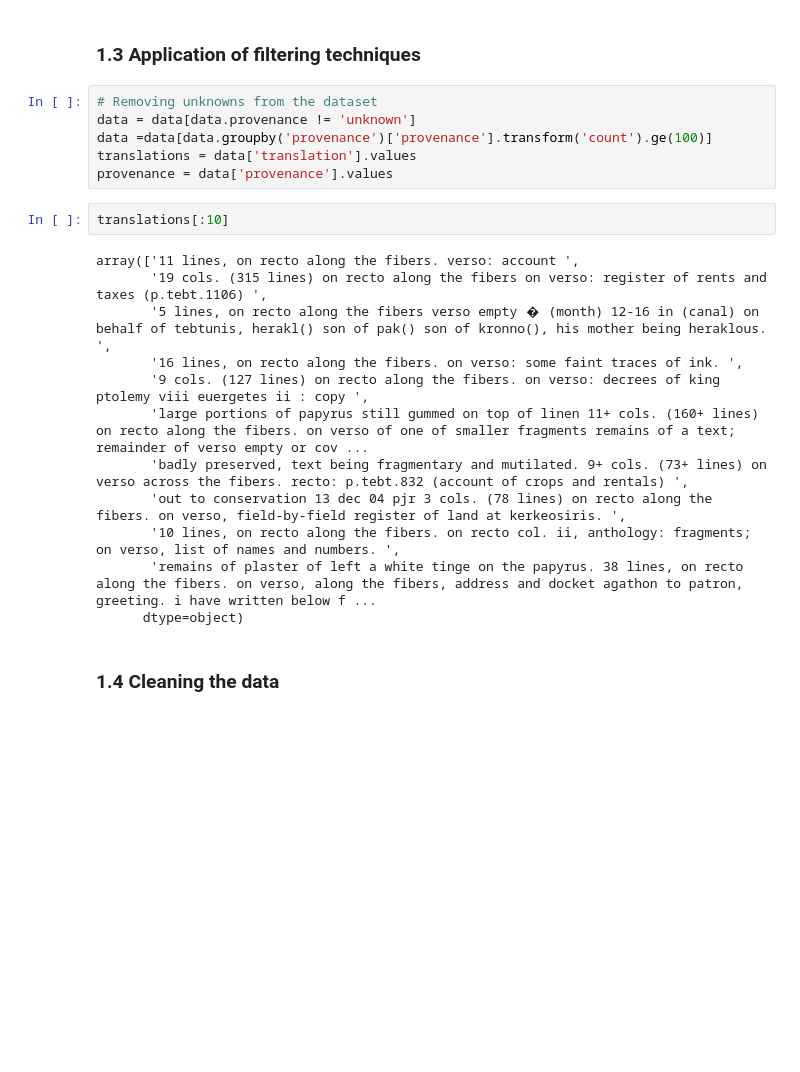
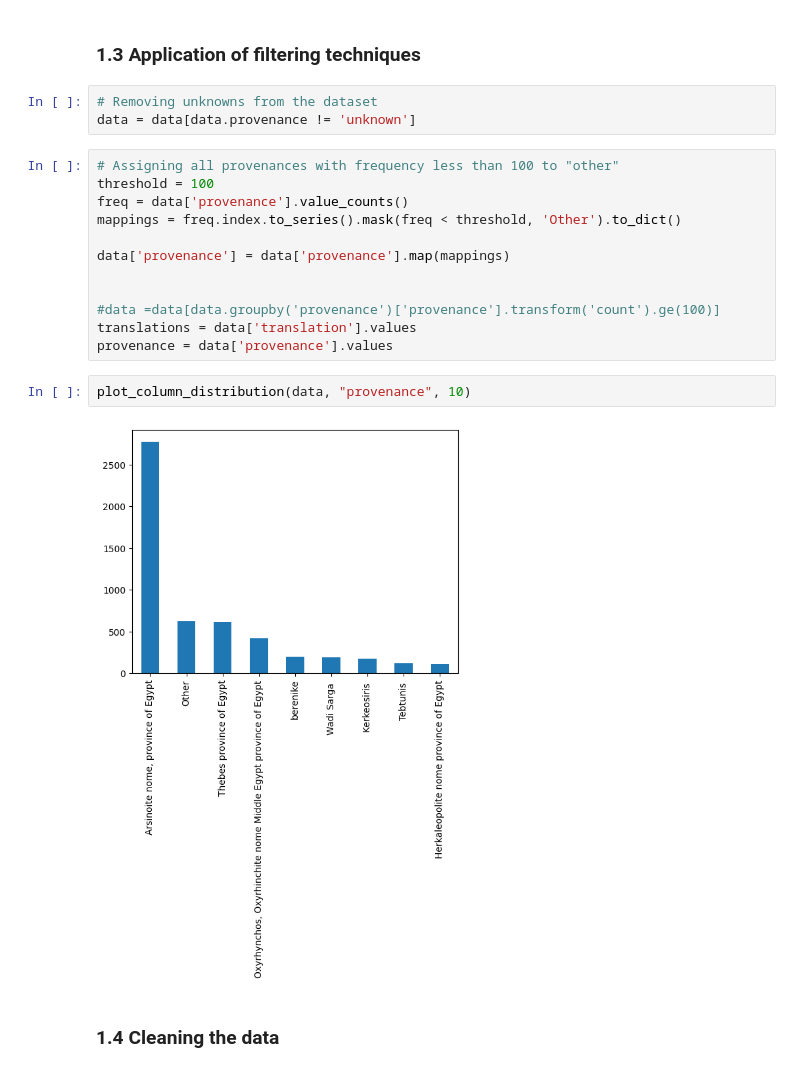
Before and after one commit to auwalsoe/encode_nlp_workshop_2023, a Jupyter notebook: notebooks/session_1_data_exploration.ipynb, the cells around one changed output. Cells and saved outputs as stored; diff of their text form; blank space fills up the shorter version.

```diff
--- a/notebooks/session_1_data_exploration.ipynb
+++ b/notebooks/session_1_data_exploration.ipynb
@@ -70,23 +85,22 @@ plot_column_distribution(data, "category", 20)
 # %%
 # Removing unknowns from the dataset
 data = data[data.provenance != 'unknown']
-data =data[data.groupby('provenance')['provenance'].transform('count').ge(100)]
-translations = data['translation'].values
-provenance = data['provenance'].values
-# %%
-translations[:10]
-# %% [output]
-array(['11 lines, on recto along the fibers. verso: account ',
-       '19 cols. (315 lines) on recto along the fibers on verso: register of rents and taxes (p.tebt.1106) ',
-       '5 lines, on recto along the fibers verso empty � (month) 12-16 in (canal) on behalf of tebtunis, herakl() son of pak() son of kronno(), his mother being heraklous. ',
-       '16 lines, on recto along the fibers. on verso: some faint traces of ink. ',
-       '9 cols. (127 lines) on recto along the fibers. on verso: decrees of king ptolemy viii euergetes ii : copy ',
-       'large portions of papyrus still gummed on top of linen 11+ cols. (160+ lines) on recto along the fibers. on verso of one of smaller fragments remains of a text; remainder of verso empty or cov ...
-       'badly preserved, text being fragmentary and mutilated. 9+ cols. (73+ lines) on verso across the fibers. recto: p.tebt.832 (account of crops and rentals) ',
-       'out to conservation 13 dec 04 pjr 3 cols. (78 lines) on recto along the fibers. on verso, field-by-field register of land at kerkeosiris. ',
-       '10 lines, on recto along the fibers. on recto col. ii, anthology: fragments; on verso, list of names and numbers. ',
-       'remains of plaster of left a white tinge on the papyrus. 38 lines, on recto along the fibers. on verso, along the fibers, address and docket agathon to patron, greeting. i have written below f ...
-      dtype=object)
+# %%
+# Assigning all provenances with frequency less than 100 to "other"
+threshold = 100
+freq = data['provenance'].value_counts()
+mappings = freq.index.to_series().mask(freq < threshold, 'Other').to_dict()
+
+data['provenance'] = data['provenance'].map(mappings)
+
+
+#data =data[data.groupby('provenance')['provenance'].transform('count').ge(100)]
+translations = data['translation'].values
+provenance = data['provenance'].values
+# %%
+plot_column_distribution(data, "provenance", 10)
+# %% [output]
+[figure, added]
 # %% [markdown]
 ### 1.4 Cleaning the data
 # %% [markdown]
```
Also changed, not shown: parts of 6 cells of this notebook, 1 other file.
